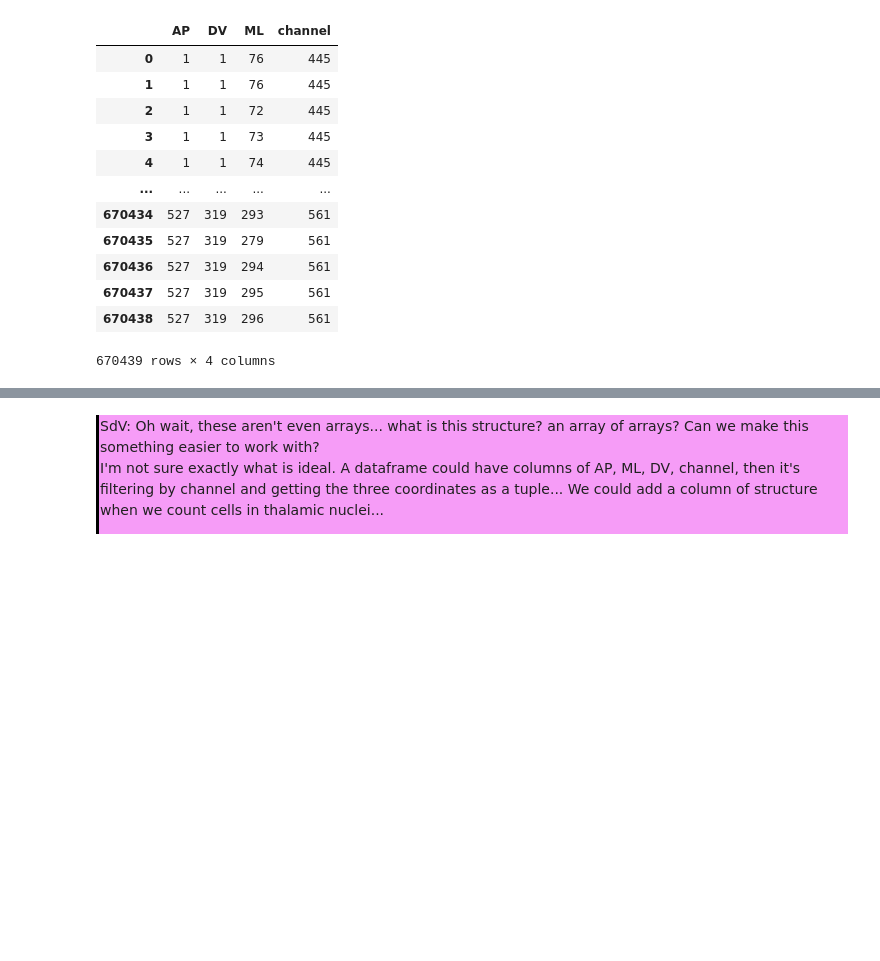
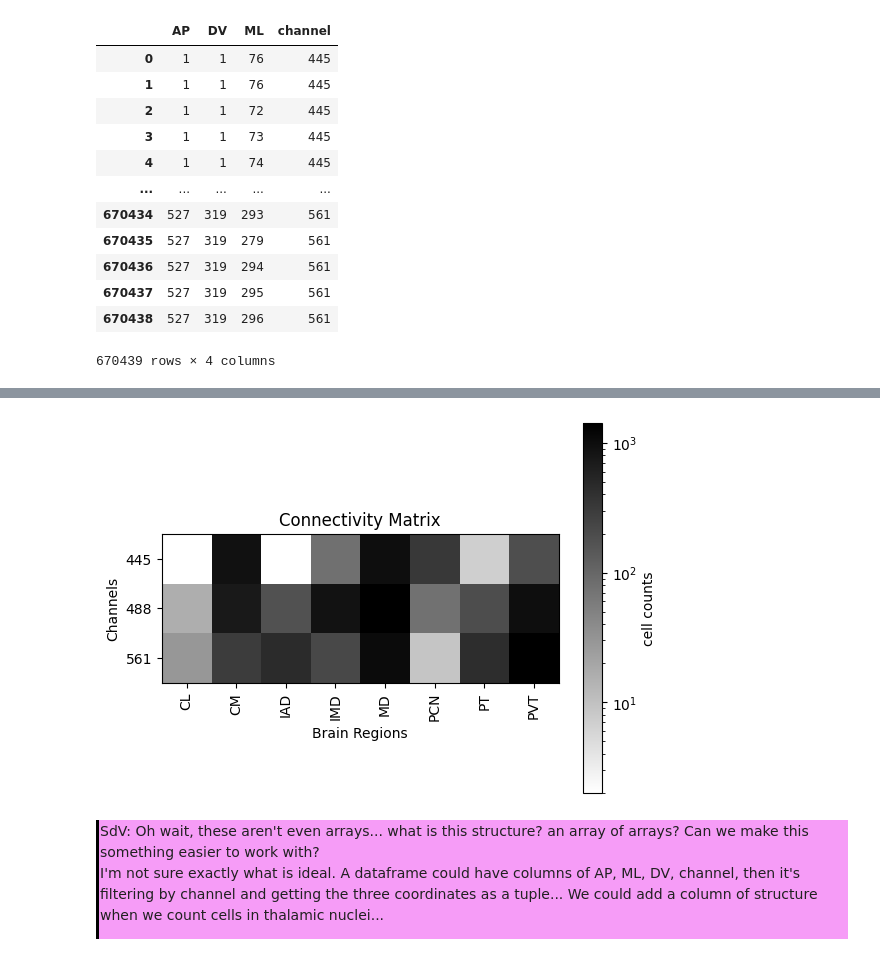
Before and after one commit to AllenNeuralDynamics/AIND-CNC-SmartSPIM-Workshop, a Jupyter notebook: code/Workshop Notebook V2.ipynb, the cells around one changed output, grey strips where cells are left out. Saved outputs shown, nothing was run; the diff lists cells and outputs as text; code cells hidden in the pictures; blank space fills up the shorter version.

```diff
--- a/code/Workshop Notebook V2.ipynb
+++ b/code/Workshop Notebook V2.ipynb
@@ -297,0 +215,8 @@ cellLocs_ch
+# %%
+brain_region = []
+
+for _, cell in cellLocs.iterrows():
+    ap, dv, ml = cell['AP'], cell['DV'], cell['ML']
+    brain_region.append(atlas.structure_from_coords([ap, dv, ml], as_acronym = True))
+
+cellLocs['brain_region'] = brain_region
@@ -297,0 +239,18 @@ cellLocs_ch
+# %%
+# now, let's narrow our focus to thalamic sub-nuclei, which the cell detection was optimized for
+# and let's compare the cell counts in each brain region across channels (which presumably had injection sites in different locations)
+
+# thalamic subregions of interest
+roiList = ["MD", "PT", "IAD", "PVT", "IMD", "CM", "PCN", "CL"]
+
+# use pivot table to create a connectivity matrix of NxM
+# rows = channels
+# columns = thalamus brain regions
+# values = cell counts
+
+filtered_cellLocs = cellLocs[cellLocs["brain_region"].isin(roiList)]
+conn_mat = filtered_cellLocs.pivot_table(index = "channel",
+                                      columns = "brain_region",
+                                      aggfunc = "size",
+                                      fill_value = 0)
+conn_mat
@@ -297,0 +263,13 @@ cellLocs_ch
+# %%
+# generate heatmap with matplotlib
+
+plt.imshow(conn_mat, cmap="gray_r", norm=LogNorm())
+plt.colorbar(label="cell counts")
+plt.xticks(ticks=range(len(conn_mat.columns)), labels=conn_mat.columns, rotation=90)
+plt.yticks(ticks=range(len(conn_mat.index)), labels=conn_mat.index)
+plt.title("Connectivity Matrix")
+plt.xlabel("Brain Regions")
+plt.ylabel("Channels")
+plt.show()
+# %% [output]
+[figure, added]
```
Also changed, not shown: parts of 26 cells of this notebook.
